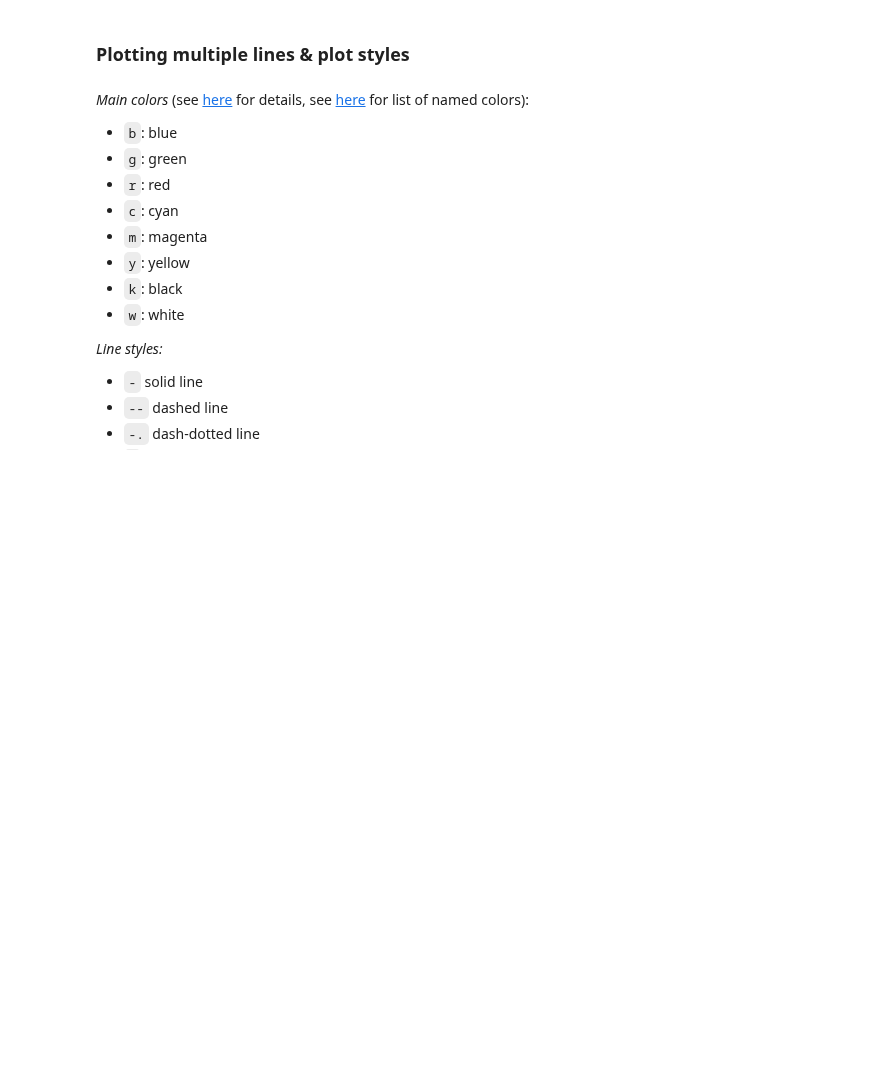
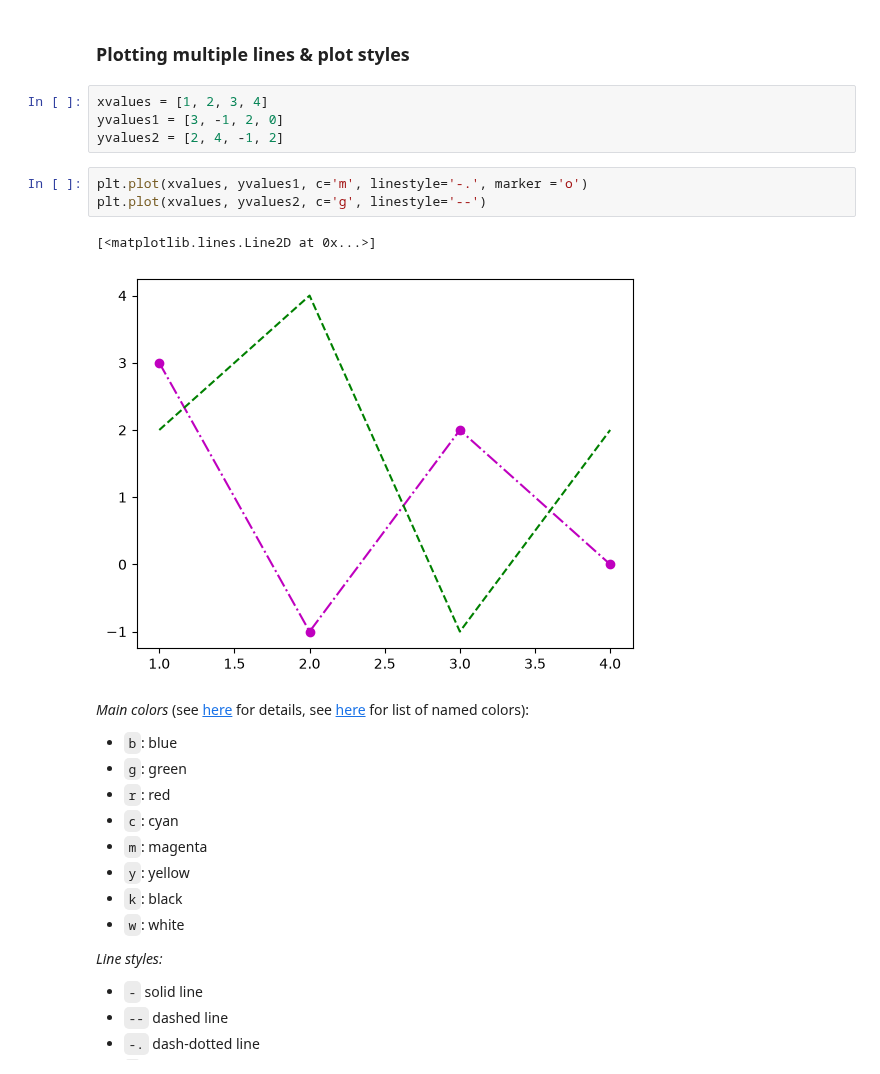
Before and after one commit to falkfrydenlund-creator/TECH2-H26, a Jupyter notebook: lectures/lecture3/lecture3-FF.ipynb, the cells around one changed output. Drawn from its saved outputs; the diff is of its cells as text; blank space fills up the shorter version.

```diff
--- a/lectures/lecture3/lecture3-FF.ipynb
+++ b/lectures/lecture3/lecture3-FF.ipynb
@@ -35,5 +62,15 @@ Plot the quadratic function $y = x^{2}$ on the interval `[-1, 1]`:
 # %% [markdown]
 ### Plotting multiple lines & plot styles
+# %%
+xvalues = [1, 2, 3, 4]
+yvalues1 = [3, -1, 2, 0]
+yvalues2 = [2, 4, -1, 2]
+# %%
+plt.plot(xvalues, yvalues1, c='m', linestyle='-.', marker ='o')
+plt.plot(xvalues, yvalues2, c='g', linestyle='--')
+# %% [output]
+[<matplotlib.lines.Line2D at 0x...>]
+[figure, added]
 # %% [markdown]
 *Main colors*
 (see [here](https://matplotlib.org/stable/tutorials/colors/colors.html) for details,
```
Also changed, not shown: parts of 16 cells of this notebook.
